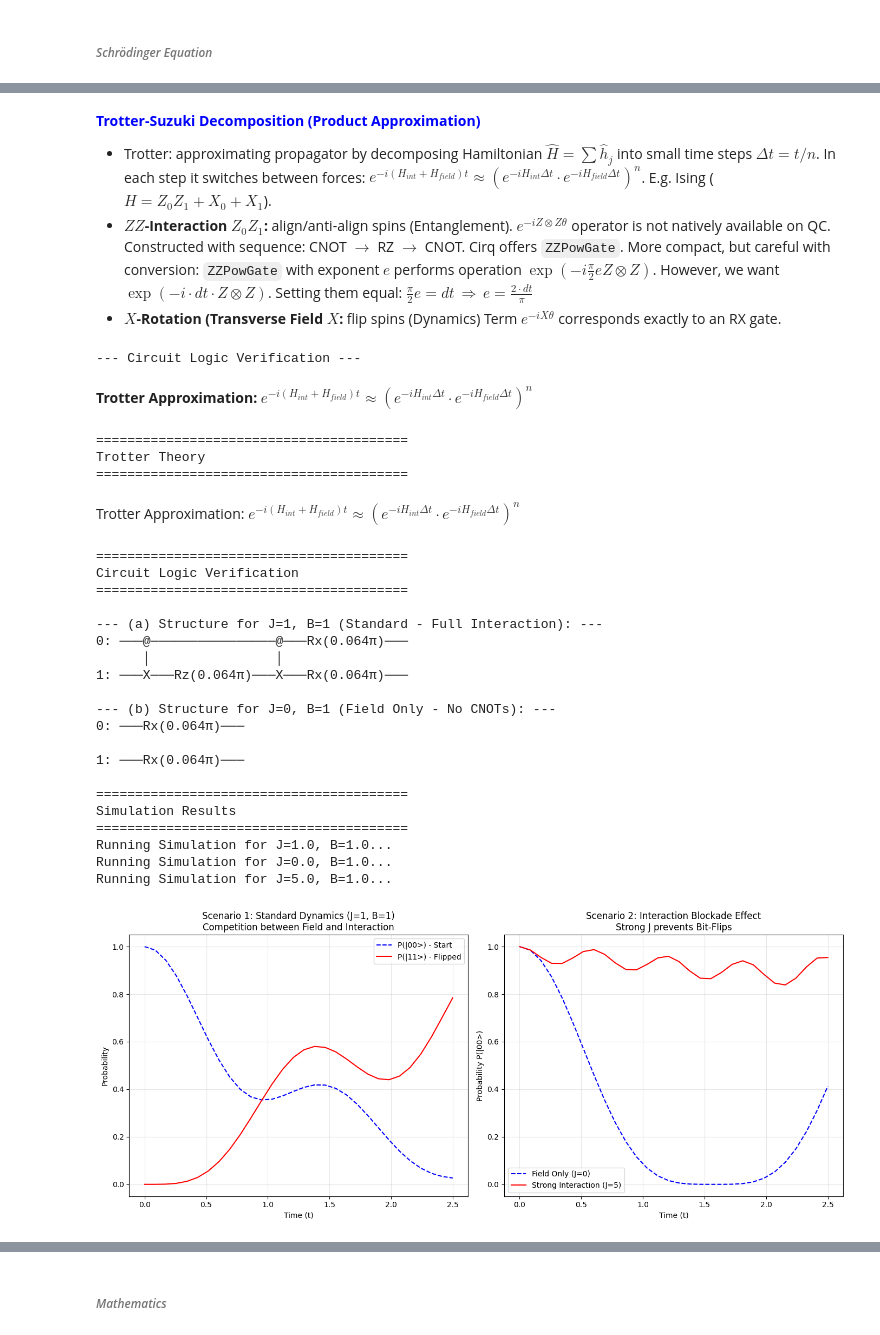
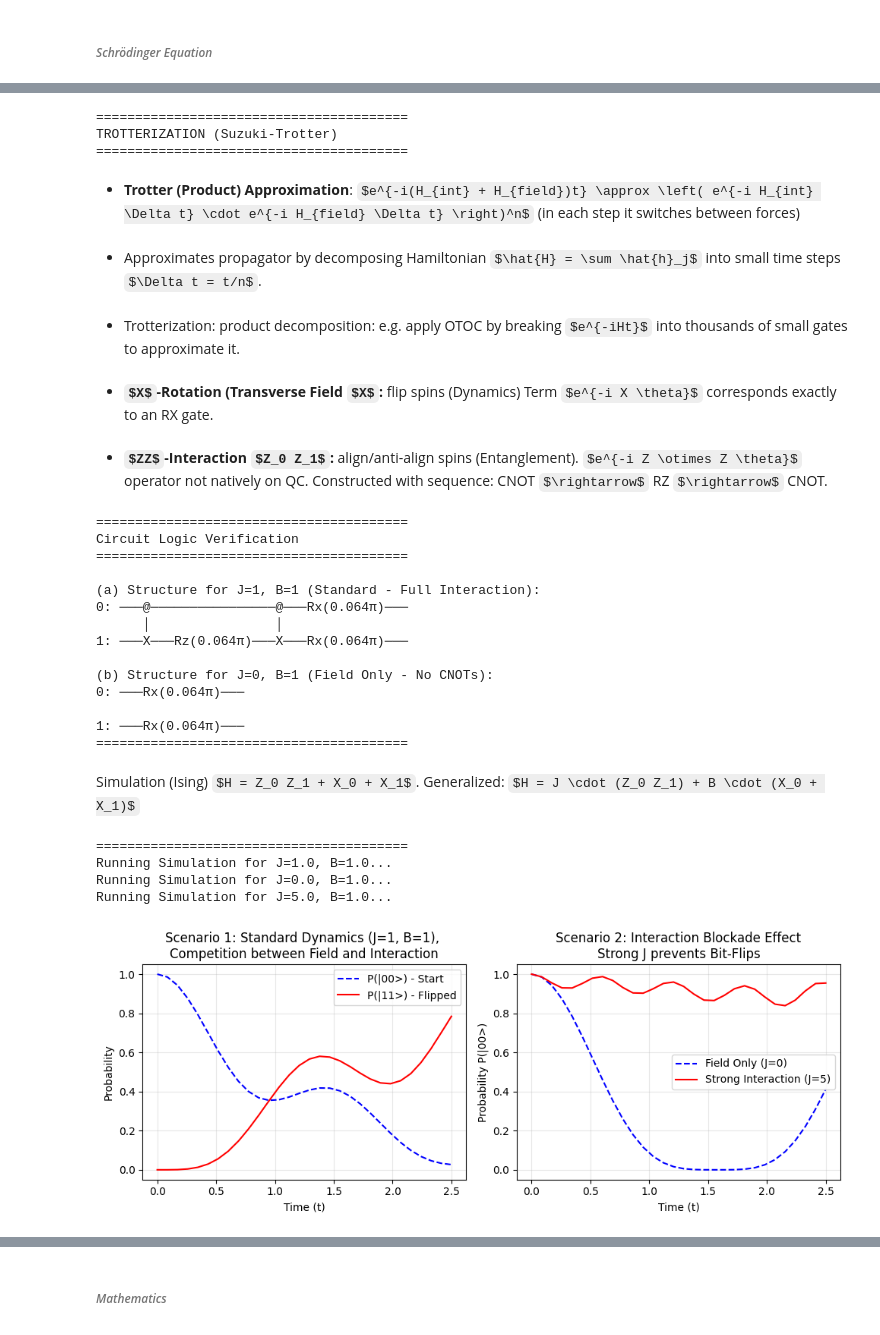
Before and after one commit to deltorobarba/science, a Jupyter notebook: quantum.ipynb, the cells around one changed output, grey strips where cells are left out. Saved outputs shown, nothing was run; the diff lists cells and outputs as text; code cells hidden in the pictures; some formulas as TeX source.

```diff
--- a/quantum.ipynb
+++ b/quantum.ipynb
@@ -162,36 +162,23 @@ Quantum systems in chemistry and physics can be described and computed with eith
 * Molekülorbitaltheorie (Delokalisierung, Konjugation, Homo/Lumo, LCAO-Methode)
 * Hartee-Fock, Post-Hartree Fock (correlation energies), DFT
 * Quantum Numbers (Besonderheit: Spinquantenzahl. Normale“ Schrödinger-Gleichung liefert nur $n$, $l$ und $m_l$. Spin ($m_s$=± 1/2) quanten- mechanische Eigenschaft. Erscheint wenn Quantenmechanik + Speziellen RT kombiniert (1928 Dirac-Gleichung).
-# %% [markdown]
-<font color="blue">**Trotter-Suzuki Decomposition (Product Approximation)**</font>
-
-* Trotter: approximating propagator by decomposing Hamiltonian $\hat{H} = \sum \hat{h}_j$ into small time steps $\Delta t = t/n$. In each step it switches between forces: $e^{-i(H_{int} + H_{field})t} \approx \left( e^{-i H_{int} \Delta t} \cdot e^{-i H_{field} \Delta t} \right)^n$. E.g. Ising ($H = Z_0 Z_1 + X_0 + X_1$).
-* **$ZZ$-Interaction $Z_0 Z_1$:** align/anti-align spins (Entanglement). $e^{-i Z \otimes Z \theta}$ operator is not natively available on QC. Constructed  with sequence: CNOT $\rightarrow$ RZ $\rightarrow$ CNOT. Cirq offers `ZZPowGate`. More compact, but careful with conversion: `ZZPowGate` with exponent $e$ performs operation $\exp(-i \frac{\pi}{2} e Z \otimes Z)$. However, we want $\exp(-i \cdot dt \cdot Z \otimes Z)$. Setting them equal: $\frac{\pi}{2} e = dt \, \Rightarrow \, e = \frac{2 \cdot dt}{\pi}$
-* **$X$-Rotation (Transverse Field $X$:** flip spins (Dynamics) Term $e^{-i X \theta}$ corresponds exactly to an RX gate.
-# %%
-"""
-* $H = J \cdot (Z_0 Z_1) + B \cdot (X_0 + X_1)$)
-* Case 1 (Time Evolution): set $J=1, B=1$ and watch how states $|00\rangle$ and $|11\rangle$ evolve.
-* Case 2 (Regime Change): vary $J$ and $B$ to see "Rabi Oscillations" vs. "Interaction Blockade".
-* Potential Next Steps: Calculate the Trotter error. Implement second-order Suzuki-Trotter.
-"""
-# %% [output]
---- Circuit Logic Verification ---
-**Trotter Approximation:** $e^{-i(H_{int} + H_{field})t} \approx \left( e^{-i H_{int} \Delta t} \cdot e^{-i H_{field} \Delta t} \right)^n$
 # %%
 # @title Trotterization (Suzuki-Trotter)
 # ==========================================
-# TROTTERIZATION (Suzuki-Trotter)
+# TROTTERIZATION (Suzuki-Trotter Decomposition)
 # ==========================================
+from IPython.display import display, Markdown
 
 
 print(40*"=")
-print("Trotter Theory")
-print(40*"=" + "\n")
-from IPython.display import display, Markdown
+print("TROTTERIZATION (Suzuki-Trotter)")
+print(40*"=")
 
-display(Markdown(r"Trotter Approximation: $e^{-i(H_{int} + H_{field})t} \approx \left( e^{-i H_{int} \Delta t} \cdot e^{-i H_{field} \Delta t} \right)^n$"))
-
+display(Markdown(r"* **Trotter (Product) Approximation**: $e^{-i(H_{int} + H_{field})t} \approx \left( e^{-i H_{int} \Delta t} \cdot e^{-i H_{field} \Delta t} \right)^n$ (in each step it switches between forces)"))
+display(Markdown(r"* Approximates propagator by decomposing Hamiltonian $\hat{H} = \sum \hat{h}_j$ into small time steps $\Delta t = t/n$."))
+display(Markdown(r"* Trotterization: product decomposition: e.g. apply OTOC by breaking $e^{-iHt}$ into thousands of small gates to approximate it."))
+display(Markdown(r"* **$X$-Rotation (Transverse Field $X$:** flip spins (Dynamics) Term $e^{-i X \theta}$ corresponds exactly to an RX gate."))
+display(Markdown(r"* **$ZZ$-Interaction $Z_0 Z_1$:** align/anti-align spins (Entanglement). $e^{-i Z \otimes Z \theta}$ operator not natively on QC. Constructed  with sequence: CNOT $\rightarrow$ RZ $\rightarrow$ CNOT."))
 
 # 1. GENERAL PHYSICS ENGINE
 
@@ -206,10 +193,12 @@ def generate_trotter_step(qubits, dt, J, B):
     n = len(qubits)
 
     # --- Part A: Interaction Terms (ZZ) - "Entangler" ---
-      # Target Physics: exp(-i * J * Z * Z * dt)
-      # Problem: Quantum computers don't have a native "ZZ" gate.
-      # Solution: synthesize it using a "Gadget": CNOT -> Rz -> CNOT.
-      # Logic: If J=0, the qubits don't interact, so skip these gates
+    """
+    Target Physics: exp(-i * J * Z * Z * dt)
+    Problem: Quantum computers don't have a native "ZZ" gate.
+    Solution: synthesize it using a "Gadget": CNOT -> Rz -> CNOT.
+    Logic: If J=0, the qubits don't interact, so skip these gates
+    """
     if J != 0:
         for i in range(n - 1):
             # 1. Compute Parity (store result in second qubit)
@@ -269,25 +258,25 @@ def get_probabilities_over_time(J, B, t_max=t_max, steps=steps):
     return time_points, probs_00, probs_11
 
 # 2. VISUALIZE CIRCUIT
-print("\n" + 40*"=")
+print(40*"=")
 print("Circuit Logic Verification")
 print(40*"=")
 # Demo 1: Full Hamiltonian (Standard Case). Expectation: CNOTs are present (Interaction is ON)
 qubits_demo = cirq.LineQubit.range(num_qubits)
 circuit_full = cirq.Circuit(generate_trotter_step(qubits_demo, dt=0.1, J=1.0, B=1.0))
-print("\n--- (a) Structure for J=1, B=1 (Standard - Full Interaction): ---")
+print("\n(a) Structure for J=1, B=1 (Standard - Full Interaction):")
 print(circuit_full)
 
 # Demo 2: Field Only. Expectation: CNOTs are MISSING (Interaction is OFF). Circuit is smaller.
 circuit_field = cirq.Circuit(generate_trotter_step(qubits_demo, dt=0.1, J=0.0, B=1.0))
-print("\n--- (b) Structure for J=0, B=1 (Field Only - No CNOTs): ---")
+print("\n(b) Structure for J=0, B=1 (Field Only - No CNOTs):")
 print(circuit_field)
 
-print("\n" + 40*"=")
-print("Simulation Results")
+print(40*"=")
+display(Markdown(r"Simulation (Ising) $H = Z_0 Z_1 + X_0 + X_1$. Generalized: $H = J \cdot (Z_0 Z_1) + B \cdot (X_0 + X_1)$"))
 print(40*"=")
 # 3. SIMULATION RESULTS
-plt.figure(figsize=(14, 6))
+plt.figure(figsize=(10, 4))
 
 # === Subplot 1: Detailed Dynamics (Balanced Forces) ===
   # The Field tries to flip qubits, the Interaction tries to align them.
@@ -296,7 +285,7 @@ plt.subplot(1, 2, 1)
 times, p00, p11 = get_probabilities_over_time(J=1.0, B=1.0)
 plt.plot(times, p00, label='P(|00>) - Start', color='blue', linestyle='--')
 plt.plot(times, p11, label='P(|11>) - Flipped', color='red')
-plt.title("Scenario 1: Standard Dynamics (J=1, B=1)\nCompetition between Field and Interaction")
+plt.title("Scenario 1: Standard Dynamics (J=1, B=1), \nCompetition between Field and Interaction")
 plt.xlabel("Time (t)")
 plt.ylabel("Probability")
 plt.legend()
@@ -307,41 +296,44 @@ plt.subplot(1, 2, 2)
 # Case A: Field Only (J=0): Pure Rabi Oscillations. Qubits rotate cleanly |0> -> |1> -> |0>.
 t_a, p00_a, _ = get_probabilities_over_time(J=0.0, B=1.0)
 plt.plot(t_a, p00_a, label='Field Only (J=0)', color='blue', linestyle='--')
 
 # Case B: Strong Interaction (J=5): Interaction Blockade / Quantum Zeno Effect.
 # energy cost to flip is too high. system is "frozen" in |00>
 t_b, p00_b, _ = get_probabilities_over_time(J=5.0, B=1.0)
 plt.plot(t_b, p00_b, label='Strong Interaction (J=5)', color='red')
 plt.title("Scenario 2: Interaction Blockade Effect\nStrong J prevents Bit-Flips")
 plt.xlabel("Time (t)")
 plt.ylabel("Probability P(|00>)")
 plt.legend()
 plt.grid(True, alpha=0.3)
 plt.tight_layout()
 plt.show()
 # %% [output]
 ========================================
-Trotter Theory
+TROTTERIZATION (Suzuki-Trotter)
 ========================================
-Trotter Approximation: $e^{-i(H_{int} + H_{field})t} \approx \left( e^{-i H_{int} \Delta t} \cdot e^{-i H_{field} \Delta t} \right)^n$
+* **Trotter (Product) Approximation**: $e^{-i(H_{int} + H_{field})t} \approx \left( e^{-i H_{int} \Delta t} \cdot e^{-i H_{field} \Delta t} \right)^n$ (in each step it switches between forces)
+* Approximates propagator by decomposing Hamiltonian $\hat{H} = \sum \hat{h}_j$ into small time steps $\Delta t = t/n$.
+* Trotterization: product decomposition: e.g. apply OTOC by breaking $e^{-iHt}$ into thousands of small gates to approximate it.
+* **$X$-Rotation (Transverse Field $X$:** flip spins (Dynamics) Term $e^{-i X \theta}$ corresponds exactly to an RX gate.
+* **$ZZ$-Interaction $Z_0 Z_1$:** align/anti-align spins (Entanglement). $e^{-i Z \otimes Z \theta}$ operator not natively on QC. Constructed  with sequence: CNOT $\rightarrow$ RZ $\rightarrow$ CNOT.
 ========================================
 Circuit Logic Verification
 ========================================
 
---- (a) Structure for J=1, B=1 (Standard - Full Interaction): ---
+(a) Structure for J=1, B=1 (Standard - Full Interaction):
 0: ───@────────────────@───Rx(0.064π)───
       │                │
 1: ───X───Rz(0.064π)───X───Rx(0.064π)───
 
---- (b) Structure for J=0, B=1 (Field Only - No CNOTs): ---
+(b) Structure for J=0, B=1 (Field Only - No CNOTs):
 0: ───Rx(0.064π)───
 
 1: ───Rx(0.064π)───
-
 ========================================
-Simulation Results
-========================================
-Running Simulation for J=1.0, B=1.0...
-Running Simulation for J=0.0, B=1.0...
-Running Simulation for J=5.0, B=1.0...
+Simulation (Ising) $H = Z_0 Z_1 + X_0 + X_1$. Generalized: $H = J \cdot (Z_0 Z_1) + B \cdot (X_0 + X_1)$
+========================================
+Running Simulation for J=1.0, B=1.0...
+Running Simulation for J=0.0, B=1.0...
+Running Simulation for J=5.0, B=1.0...
-[figure, old version]
+[figure, new version]
```
Also changed, not shown: parts of 9 cells of this notebook.
